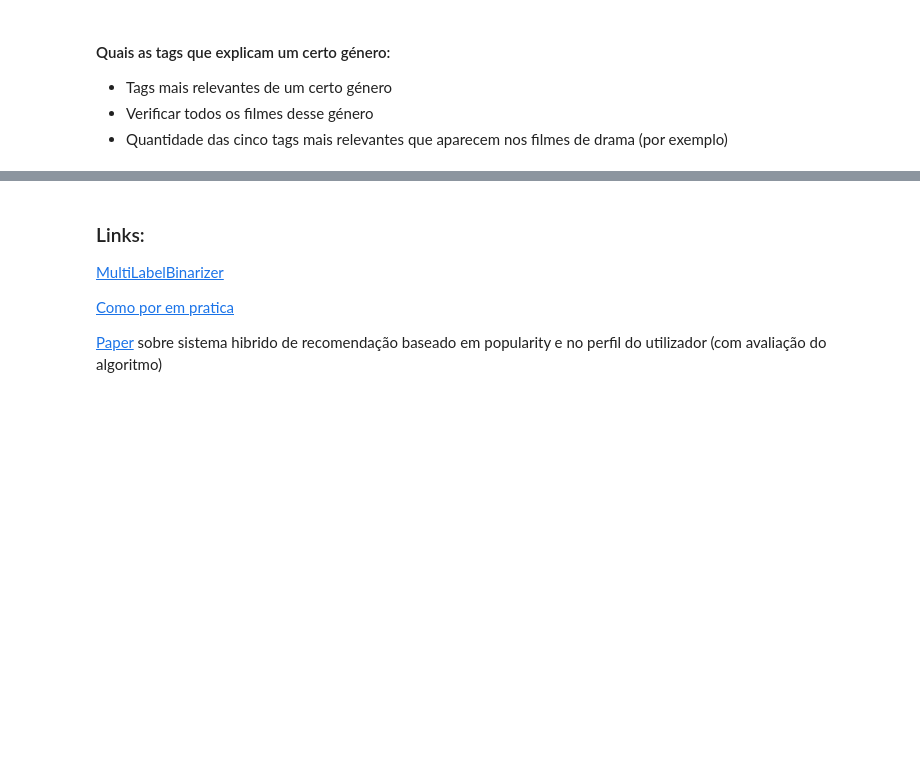
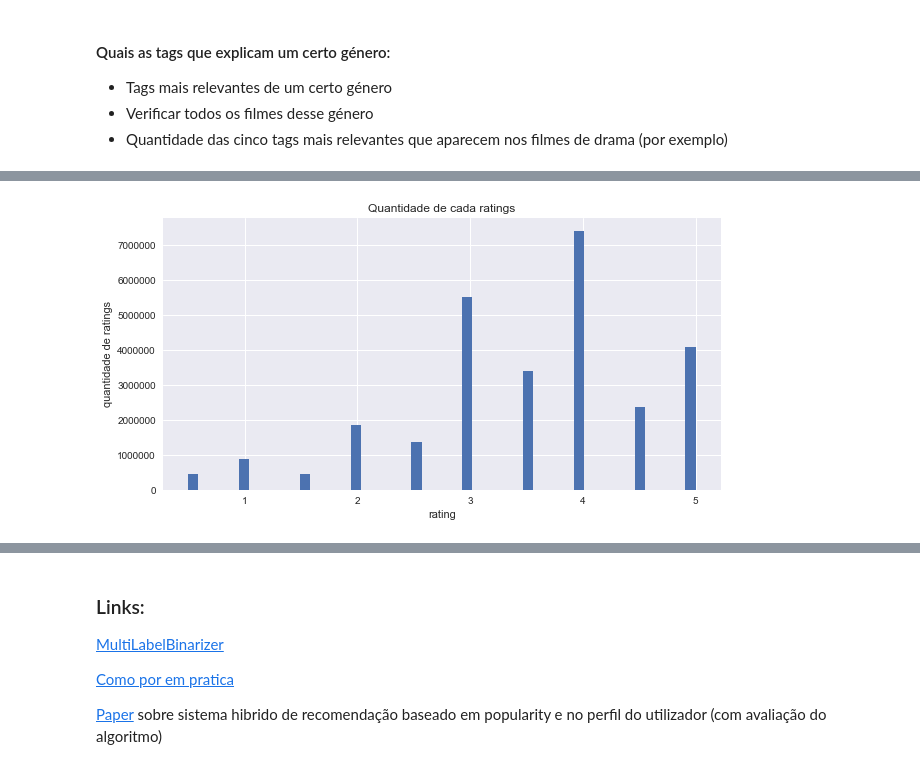
Before and after one commit to Vasco27/projeto_ids_1920, a Jupyter notebook: data_exploring.ipynb, the cells around one changed output, grey strips where cells are left out. Saved outputs shown, nothing was run; the diff lists cells and outputs as text; code cells hidden in the pictures; blank space fills up the shorter version.

```diff
--- a/data_exploring.ipynb
+++ b/data_exploring.ipynb
@@ -369,0 +382,9 @@ plt.show()
+# %%
+#significancia estatistica dos ratings
+ratings = pd.read_csv("datasets/ratings.csv") #não sei pq ta a ser alterado
+ratings.head()
+
+movie_ratings = ratings.join(movies.set_index("movieId"), on = "movieId")
+ratings_plot = movie_ratings.groupby("title")["rating"].mean().reset_index()
+ratings_plot["rating_count"] = movie_ratings.groupby("title")["rating"].count().reset_index().rating
+ratings_plot.head()
@@ -369,0 +398,9 @@ plt.show()
+# %%
+#Plot da distribuicao dos ratings medios
+matplotlib.rcParams["figure.figsize"] = [10, 5]
+ratings.rating.hist(bins = 50);
+plt.xlabel("rating")
+plt.ylabel("quantidade de ratings")
+plt.title("Quantidade de cada ratings");
+# %% [output]
+[figure, added]
```
Also changed, not shown: parts of 9 cells of this notebook.
